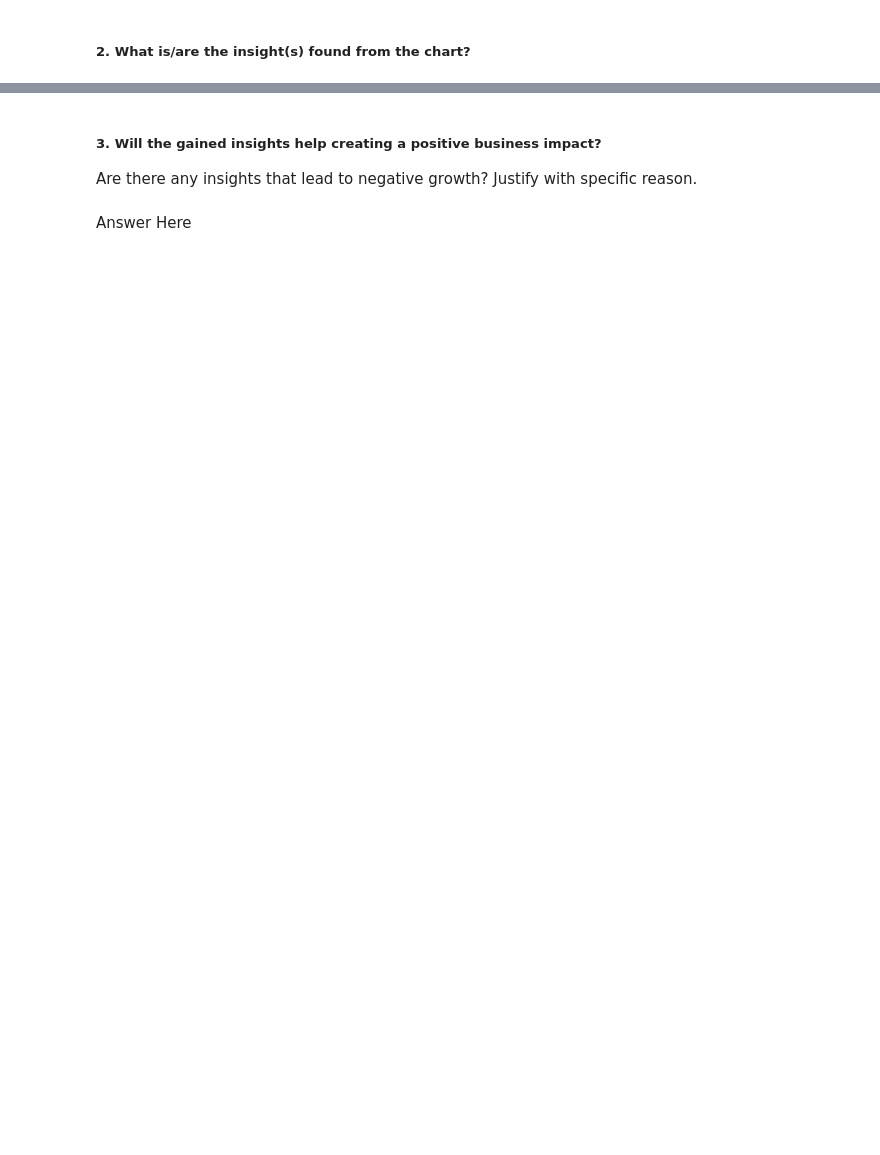
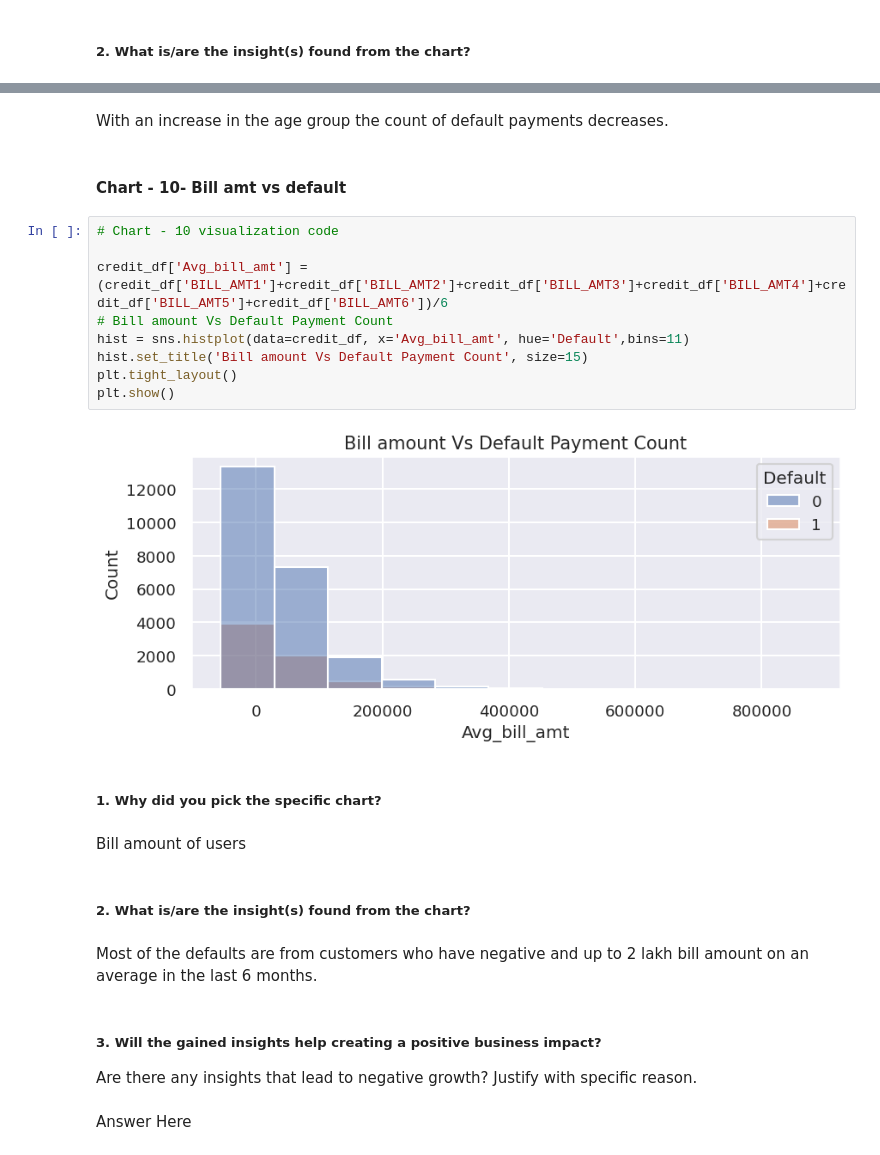
Before and after one commit to albin2122/Credit-Card-Default-Prediction, a Jupyter notebook: Credit_Card_Default_Prediction.ipynb, the cells around one changed output, grey strips where cells are left out. Drawn from its saved outputs; the diff is of its cells as text; blank space fills up the shorter version.

```diff
--- a/Credit_Card_Default_Prediction.ipynb
+++ b/Credit_Card_Default_Prediction.ipynb
@@ -630,3 +636,26 @@ Answer Here
+# %% [markdown]
+With an increase in the age group the count of default payments decreases.
+# %% [markdown]
+#### Chart - 10- Bill amt vs default
+# %%
+# Chart - 10 visualization code
+
+credit_df['Avg_bill_amt'] =(credit_df['BILL_AMT1']+credit_df['BILL_AMT2']+credit_df['BILL_AMT3']+credit_df['BILL_AMT4']+credit_df['BILL_AMT5']+credit_df['BILL_AMT6'])/6
+# Bill amount Vs Default Payment Count
+hist = sns.histplot(data=credit_df, x='Avg_bill_amt', hue='Default',bins=11)
+hist.set_title('Bill amount Vs Default Payment Count', size=15)
+plt.tight_layout()
+plt.show()
+# %% [output]
+[figure, added]
+# %% [markdown]
+##### 1. Why did you pick the specific chart?
+# %% [markdown]
+Bill amount of users
+# %% [markdown]
+##### 2. What is/are the insight(s) found from the chart?
+# %% [markdown]
+Most of the defaults are from customers who have negative and up to 2 lakh bill amount on an average in the last 6 months.
 # %% [markdown]
 ##### 3. Will the gained insights help creating a positive business impact?
 Are there any insights that lead to negative growth? Justify with specific reason.
```
Also changed, not shown: parts of 73 cells of this notebook.
